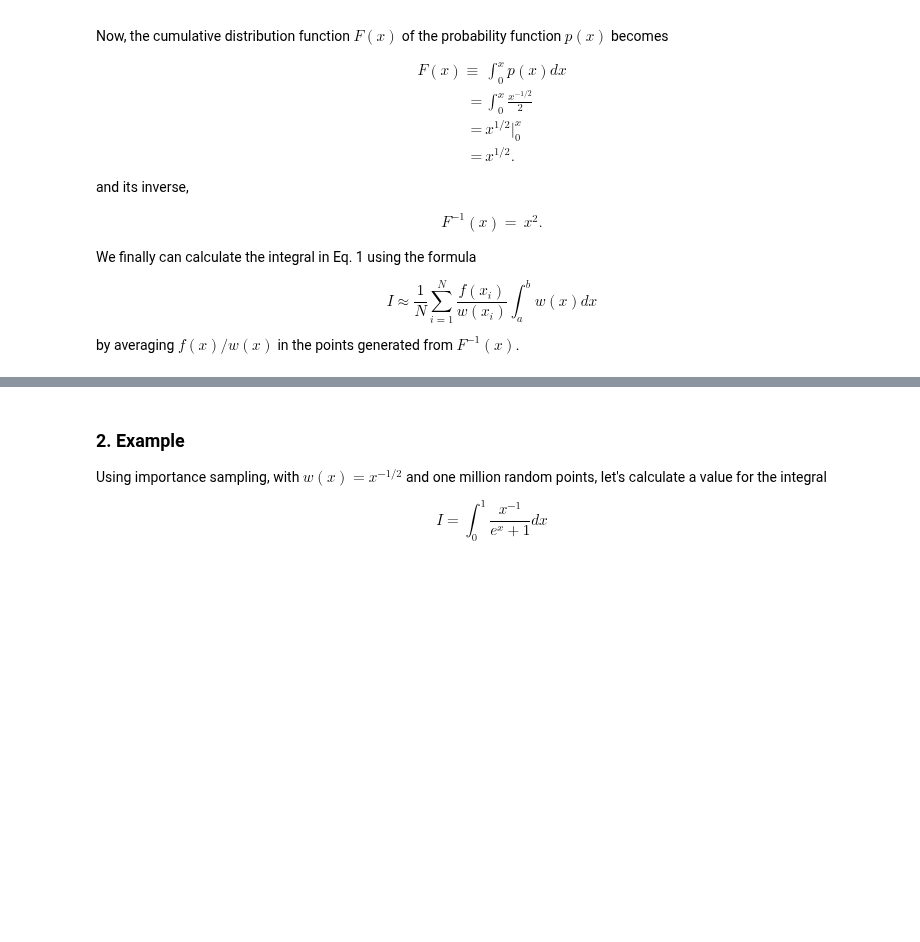
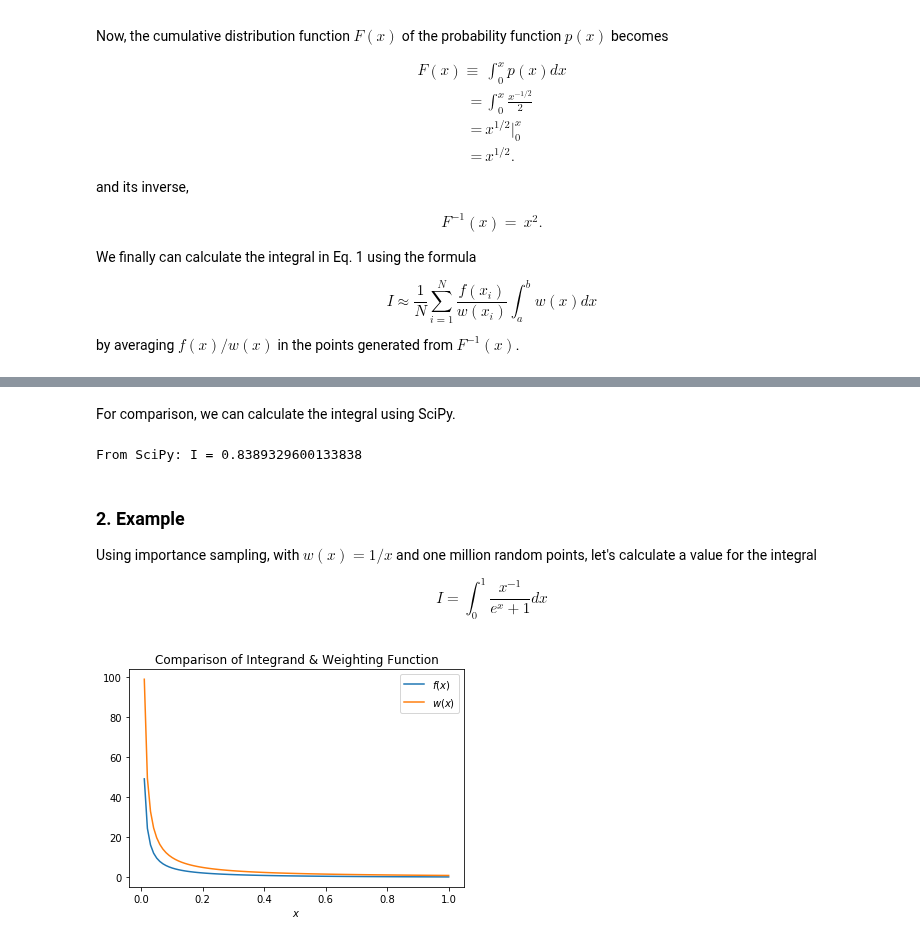
Before and after one commit to sabaronett/2017-cmp, a Jupyter notebook: homework/Baronett_hw07.ipynb, the cells around one changed output, grey strips where cells are left out. Cells and saved outputs as stored; diff of their text form; code cells hidden in the pictures; blank space fills up the shorter version.

```diff
--- a/homework/Baronett_hw07.ipynb
+++ b/homework/Baronett_hw07.ipynb
@@ -225,5 +225,11 @@ I[0, 1] ≈ 0.838929620661995
+# %% [markdown]
+For comparison, we can calculate the integral using SciPy.
+# %%
+print("From SciPy: I =", quad(f, 0, 1)[0])
+# %% [output]
+From SciPy: I = 0.8389329600133838
 # %% [markdown]
 ### 2. Example
-Using importance sampling, with $w(x) = x^{-1/2}$ and one million random points, let's calculate a value for the integral
+Using importance sampling, with $w(x) = 1/x$ and one million random points, let's calculate a value for the integral
 
-$$ I = \int_0 ^1 \frac{x^{-1}}{e^x + 1} dx $$
+$$ I = \int_0 ^1 \frac{x^{-1}}{e^x + 1} dx \tag{8} $$
@@ -231,0 +236,13 @@ Again, plotting the i
+# %%
+f = lambda x: 1/x/(np.exp(x)+1)
+w = lambda x: 1/x
+
+x = np.linspace(0,1,100)
+plt.plot(x[1:], f(x[1:]), label='$f(x)$') # start w/ 2nd element
+plt.plot(x[1:], w(x[1:]), label='$w(x)$') # to avoid div. by 0
+plt.title("Comparison of Integrand & Weighting Function")
+plt.xlabel("$x$")
+plt.legend()
+plt.show()
+# %% [output]
+[figure, added]
```
Also changed, not shown: parts of 7 cells of this notebook.
